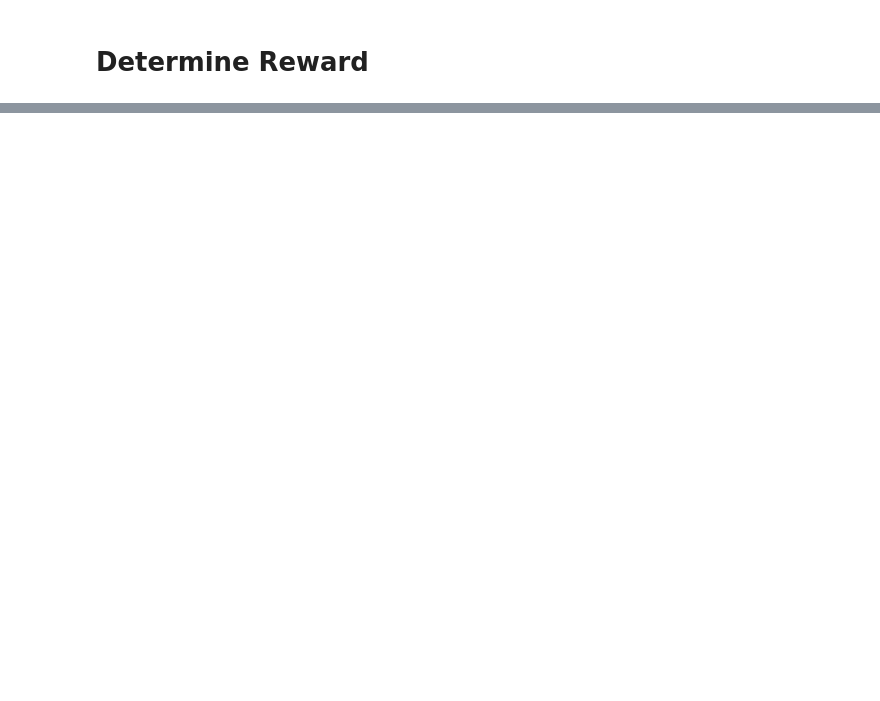
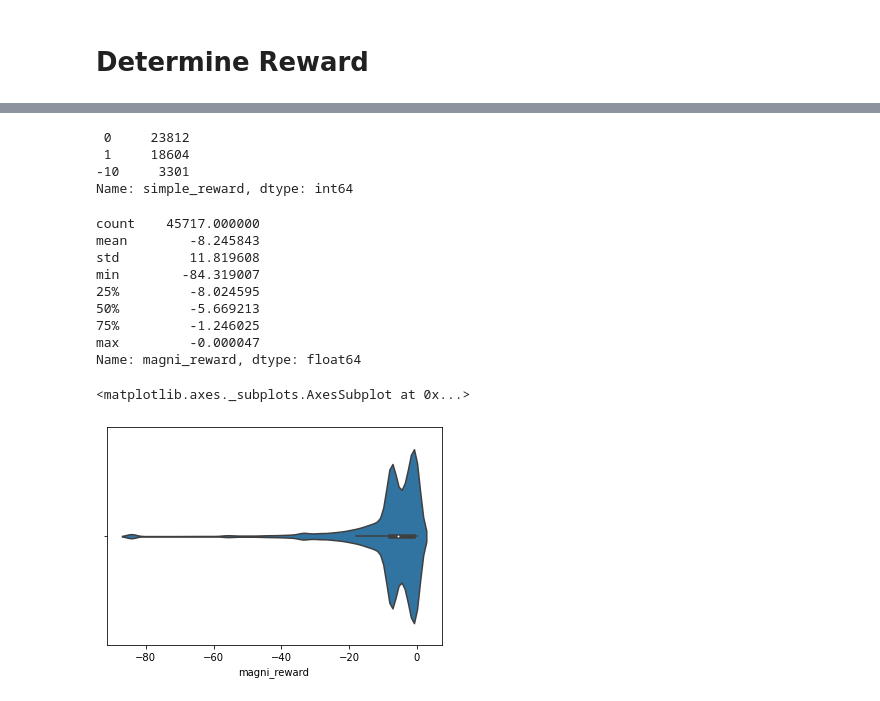
Before and after one commit to amanichopra/rl-based-artificial-pancreas, a Jupyter notebook: EDA & Preprocessing.ipynb, the cells around one changed output, grey strips where cells are left out. Cells and saved outputs as stored; diff of their text form; code cells hidden in the pictures; blank space fills up the shorter version.

Commit message:
added magni risk as reward func to tx model

```diff
--- a/EDA & Preprocessing.ipynb
+++ b/EDA & Preprocessing.ipynb
@@ -267,3 +285,17 @@ Inspired by [this](https://journals.plos.org/plosone/article?id=10.1371/journal.
 # %%
 BASE_PATH = '/Users/amanchopra/Documents/School/MS/Fall 2023/RL/Final Project/Data/Processed'
 tx_model = pd.read_csv(f'{BASE_PATH}/transition_model_90_min_history.csv', index_col=0)
+# %%
+def simple_reward(bg, target=(90, 130)):
+    target_bg_range_low = target[0]
+    target_bg_range_high = target[1]
+
+    if bg > target_bg_range_low and bg < target_bg_range_high:
+        return 1
+    elif bg > 50 and bg < 250:
+        return 0
+    else:
+        return -10
+
+def magni_reward(bg):
+    return -10*(3.5506*(np.log(bg)**0.8353 - 3.7931))**2
@@ -270,14 +304,4 @@ tx_model = pd.read_csv(f'{BASE_PATH}/transition_model_90_min_history.csv', index
 # %%
 most_recent_bg_ind = max([int(col[4:]) for col in tx_model.columns if 'BG' in col])
-target_bg_range_low = 90
-target_bg_range_high = 130
-
-def reward(bg):
-    if bg > target_bg_range_low and bg < target_bg_range_high:
-        return 1
-    elif bg > 50 or bg < 250:
-        return 0
-    else:
-        return -10
-
-tx_model['reward'] = tx_model.apply(lambda x: reward(x[f'BG_t{most_recent_bg_ind}']), axis=1)
+tx_model['simple_reward'] = tx_model.apply(lambda x: simple_reward(x[f'BG_t{most_recent_bg_ind}']), axis=1)
+tx_model['magni_reward'] = tx_model.apply(lambda x: magni_reward(x[f'BG_t{most_recent_bg_ind}']), axis=1)
@@ -284,3 +336,25 @@ tx_model['reward'] = tx_model.apply(lambda x: reward(x[f'BG_t{most_recent_bg_ind
+# %%
+tx_model['simple_reward'].value_counts()
+# %% [output]
+ 0     23812
+ 1     18604
+-10     3301
+Name: simple_reward, dtype: int64
+# %%
+print(tx_model['magni_reward'].describe())
+sns.violinplot(tx_model['magni_reward'])
+# %% [output]
+count    45717.000000
+mean        -8.245843
+std         11.819608
+min        -84.319007
+25%         -8.024595
+50%         -5.669213
+75%         -1.246025
+max         -0.000047
+Name: magni_reward, dtype: float64
+<matplotlib.axes._subplots.AxesSubplot at 0x...>
+[figure, added]
 # %%
 BASE_PATH = '/Users/amanchopra/Documents/School/MS/Fall 2023/RL/Final Project/Data/Processed'
 tx_model.to_csv(f'{BASE_PATH}/transition_model_90_min_history_rewards.csv')
```
Also changed, not shown: parts of 6 cells of this notebook, 1 other file.
